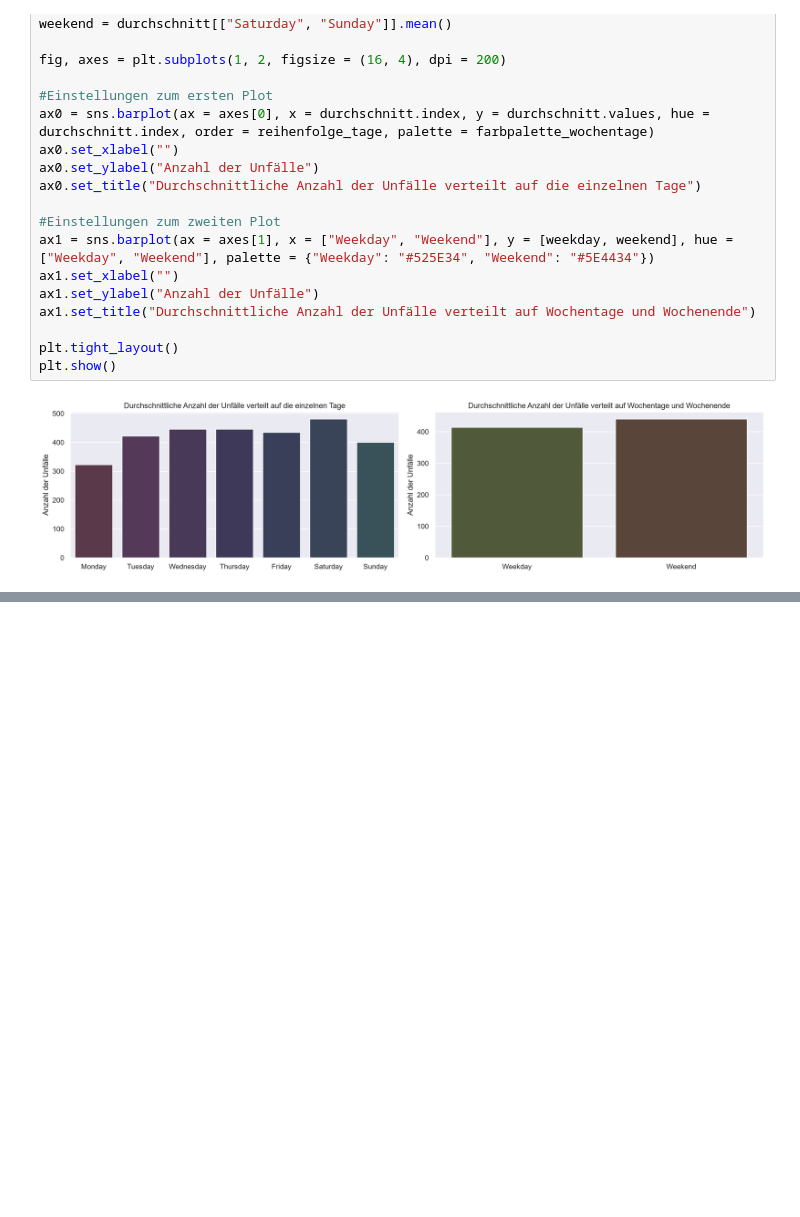
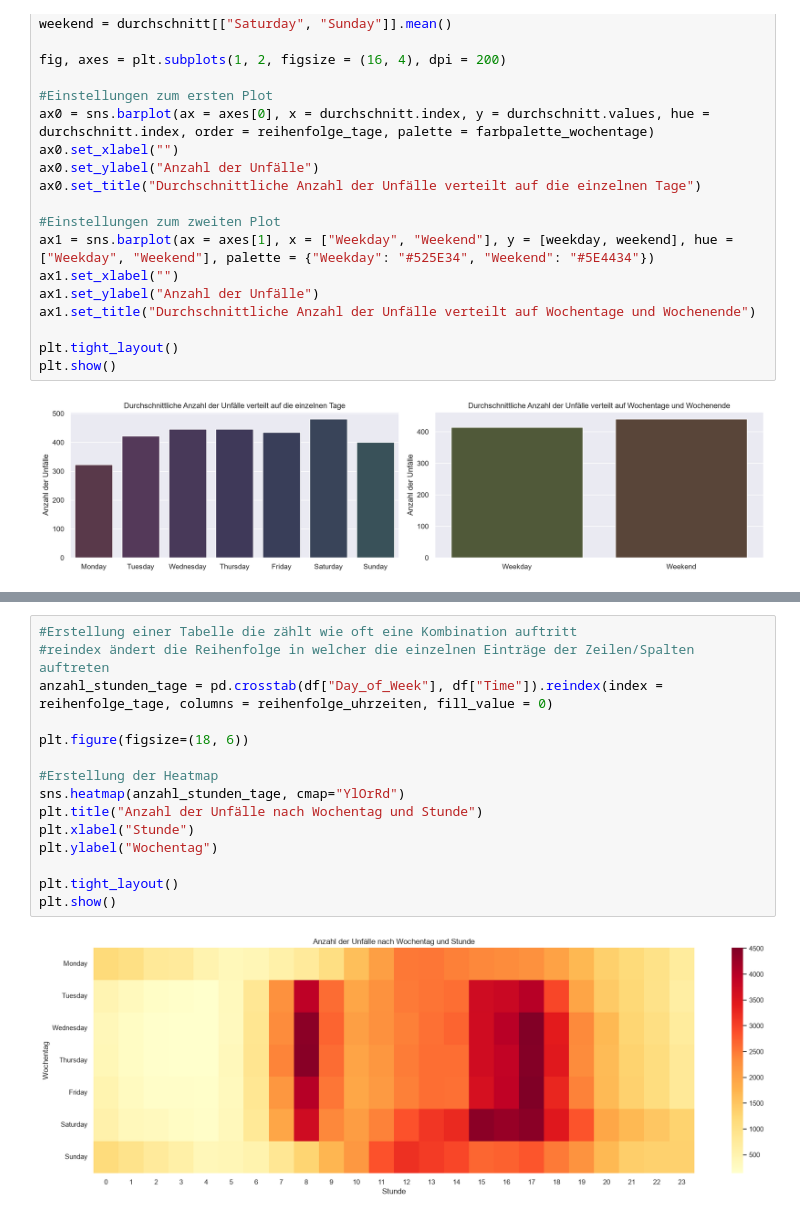
Before and after one commit to DamianM0N/Road-Accident-Dataset-deskriptive-Analyse, a Jupyter notebook: Projekt.ipynb, the cells around one changed output, grey strips where cells are left out. Cells and saved outputs as stored; diff of their text form; blank space fills up the shorter version.

```diff
--- a/Projekt.ipynb
+++ b/Projekt.ipynb
@@ -635,0 +672,17 @@ plt.show()
+# %%
+#Erstellung einer Tabelle die zählt wie oft eine Kombination auftritt
+#reindex ändert die Reihenfolge in welcher die einzelnen Einträge der Zeilen/Spalten auftreten
+anzahl_stunden_tage = pd.crosstab(df["Day_of_Week"], df["Time"]).reindex(index = reihenfolge_tage, columns = reihenfolge_uhrzeiten, fill_value = 0)
+
+plt.figure(figsize=(18, 6))
+
+#Erstellung der Heatmap
+sns.heatmap(anzahl_stunden_tage, cmap="YlOrRd")
+plt.title("Anzahl der Unfälle nach Wochentag und Stunde")
+plt.xlabel("Stunde")
+plt.ylabel("Wochentag")
+
+plt.tight_layout()
+plt.show()
+# %% [output]
+[figure, added]
```
Also changed, not shown: parts of 5 cells of this notebook.
